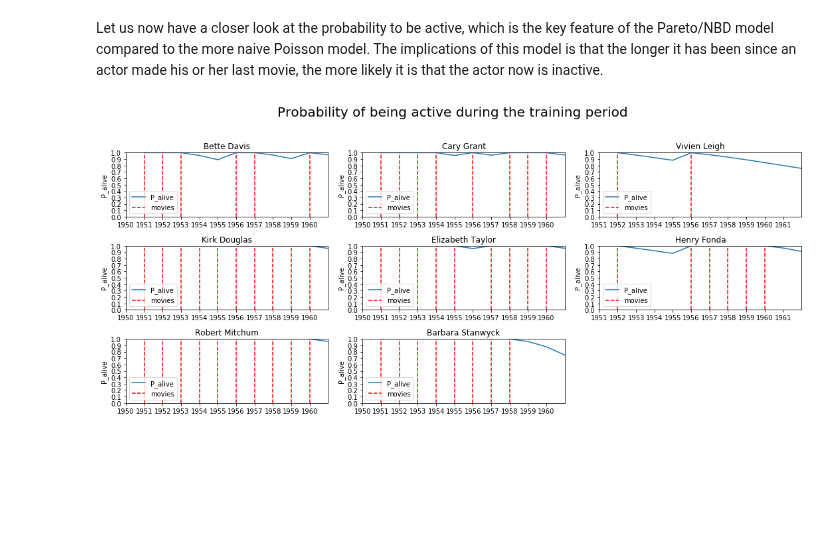
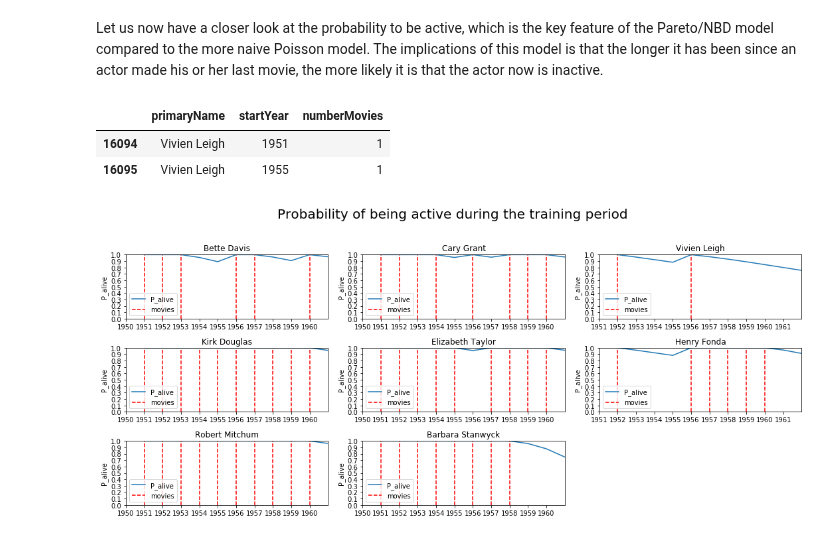
Before and after one commit to MaximeKan/Statistical-Modeling, a Jupyter notebook: Actors_movie_counts.ipynb, the cells around one changed output. Cells and saved outputs as stored; diff of their text form; code cells hidden in the pictures; blank space fills up the shorter version.

```diff
--- a/Actors_movie_counts.ipynb
+++ b/Actors_movie_counts.ipynb
@@ -553,6 +553,12 @@ As you can tell from these two distribution plots, the $\mu_a$ parameters are ve
 The very different shapes of the two distribution plots illustrate why the Gamma distribution is such a popular choice for priors in Bayesian analysis, as it allows to fit very data sets of very different shapes.
 # %% [markdown]
 Let us now have a closer look at the probability to be active, which is the key feature of the Pareto/NBD model compared to the more naive Poisson model. The implications of this model is that the longer it has been since an actor made his or her last movie, the more likely it is that the actor now is inactive.
+# %%
+movie_counts[movie_counts.primaryName == "Vivien Leigh"]
+# %% [output]
+|  | primaryName | startYear | numberMovies |
+| 16094 | Vivien Leigh | 1951 | 1 |
+| 16095 | Vivien Leigh | 1955 | 1 |
 # %%
 t_future = 10
 
```
Also changed, not shown: parts of 10 cells of this notebook.
